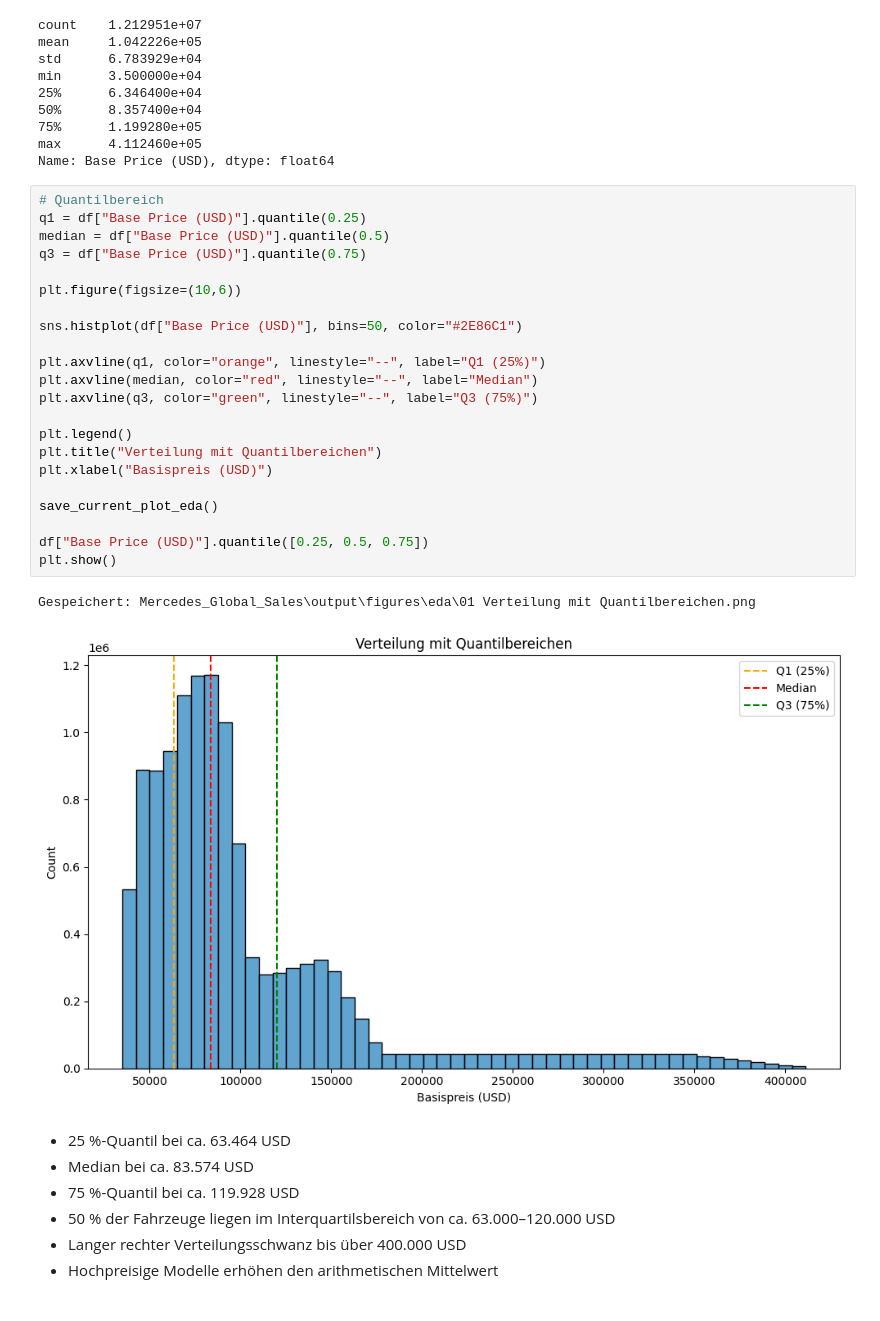
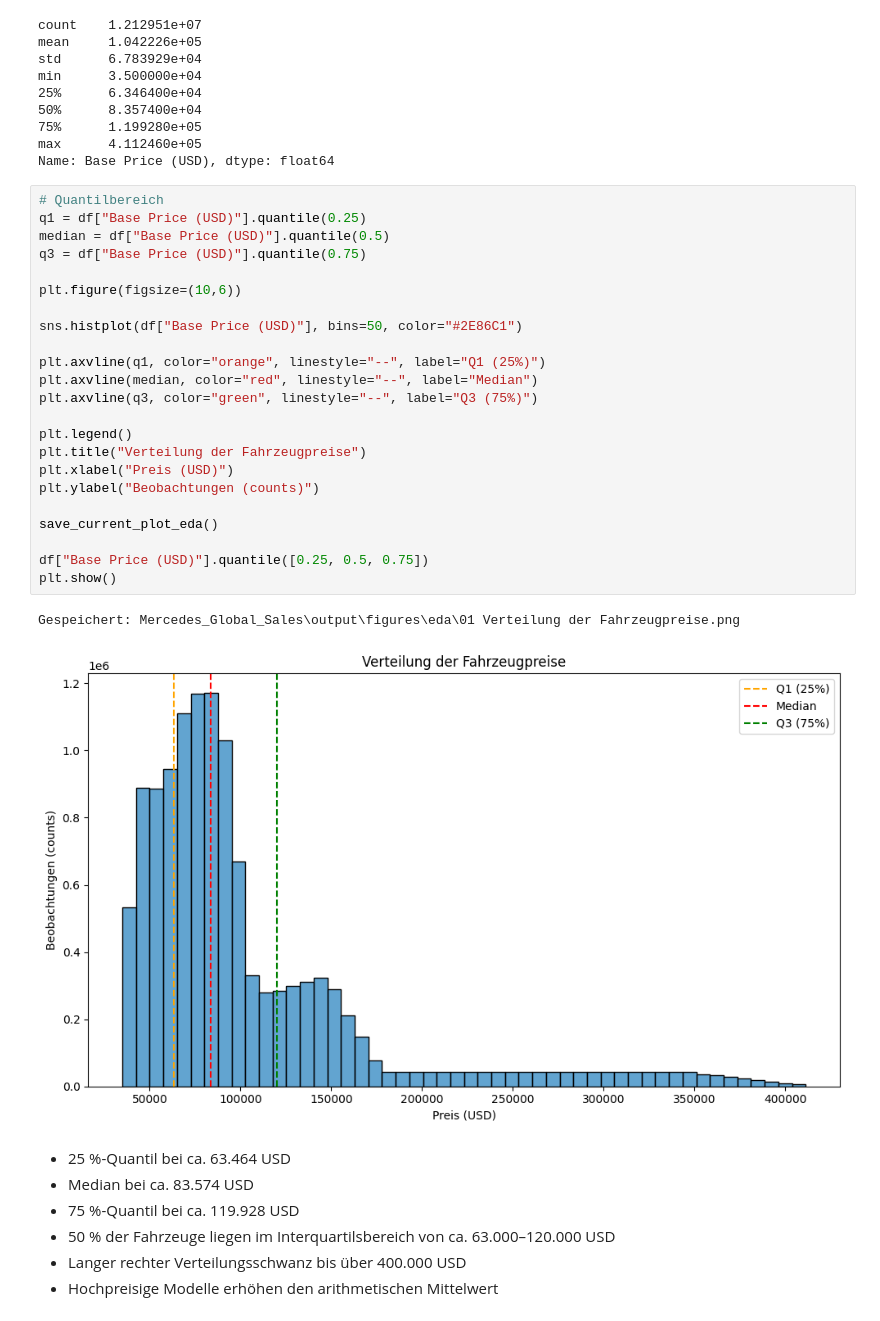
Before and after one commit to 1Zippel4/Mercedes_Global_Sales, a Jupyter notebook: 01_EDA_Mercedes_Global_Sales.ipynb, the cells around one changed output. Cells and saved outputs as stored; diff of their text form.

```diff
--- a/01_EDA_Mercedes_Global_Sales.ipynb
+++ b/01_EDA_Mercedes_Global_Sales.ipynb
@@ -264,28 +264,29 @@ Name: Base Price (USD), dtype: float64
 # %%
 # Quantilbereich
 q1 = df["Base Price (USD)"].quantile(0.25)
 median = df["Base Price (USD)"].quantile(0.5)
 q3 = df["Base Price (USD)"].quantile(0.75)
 
 plt.figure(figsize=(10,6))
 
 sns.histplot(df["Base Price (USD)"], bins=50, color="#2E86C1")
 
 plt.axvline(q1, color="orange", linestyle="--", label="Q1 (25%)")
 plt.axvline(median, color="red", linestyle="--", label="Median")
 plt.axvline(q3, color="green", linestyle="--", label="Q3 (75%)")
 
 plt.legend()
-plt.title("Verteilung mit Quantilbereichen")
-plt.xlabel("Basispreis (USD)")
+plt.title("Verteilung der Fahrzeugpreise")
+plt.xlabel("Preis (USD)")
+plt.ylabel("Beobachtungen (counts)")
 
 save_current_plot_eda()
 
 df["Base Price (USD)"].quantile([0.25, 0.5, 0.75])
 plt.show()
 # %% [output]
-Gespeichert: Mercedes_Global_Sales\output\figures\eda\01 Verteilung mit Quantilbereichen.png
+Gespeichert: Mercedes_Global_Sales\output\figures\eda\01 Verteilung der Fahrzeugpreise.png
-[figure, old version]
+[figure, new version]
 # %% [markdown]
 - 25 %-Quantil bei ca. 63.464 USD
 - Median bei ca. 83.574 USD
```
Also changed, not shown: parts of 7 cells of this notebook, 16 other files.
